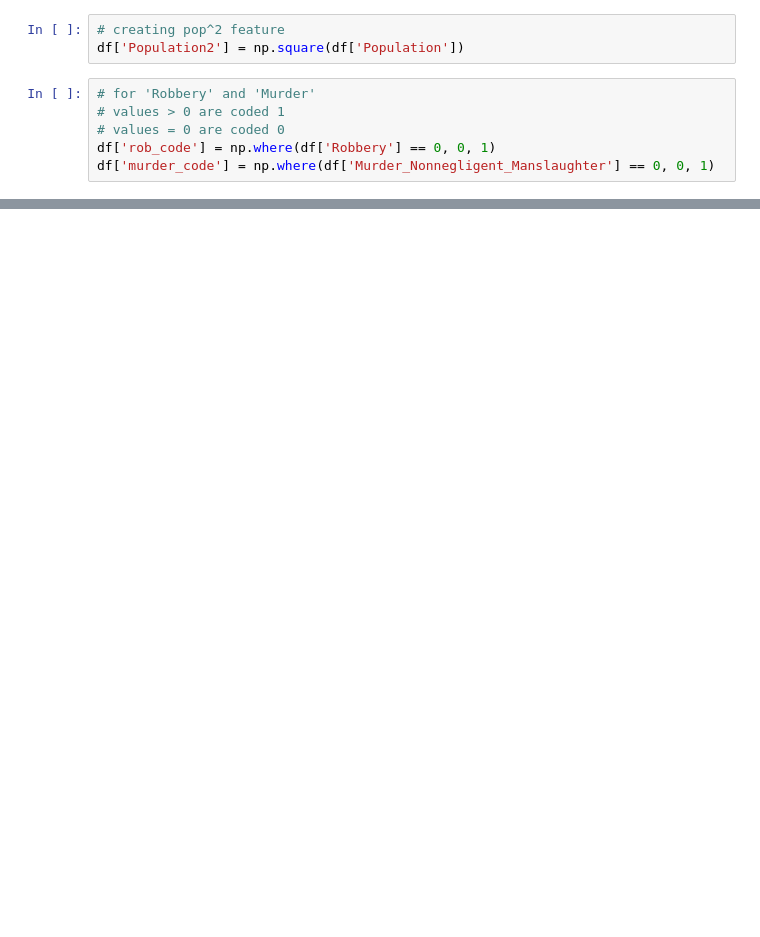
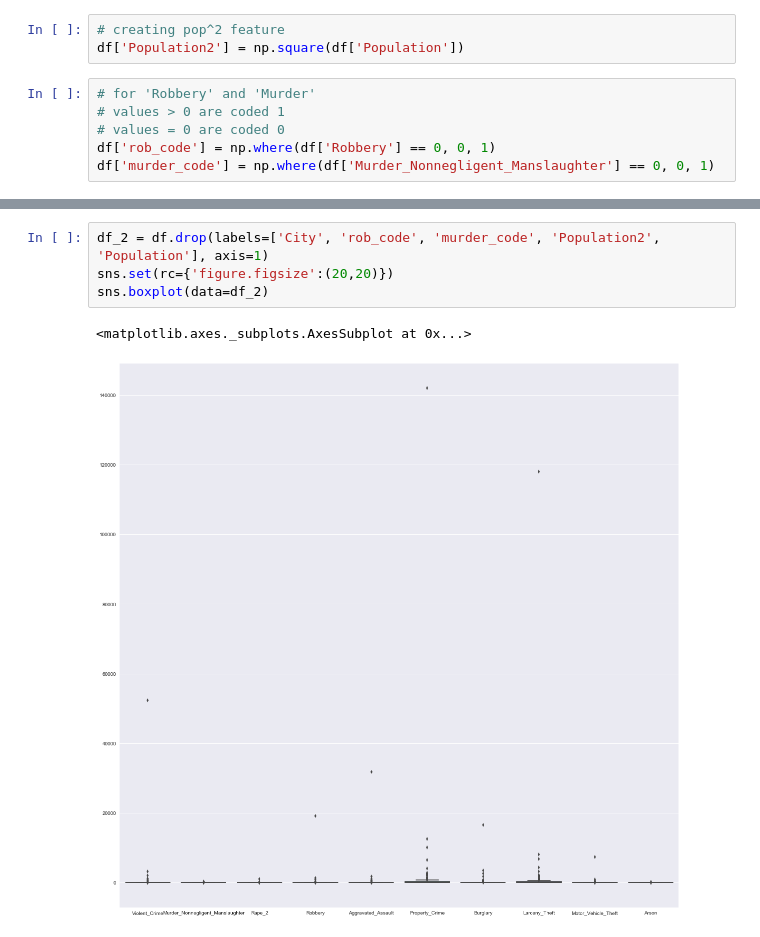
Before and after one commit to crlau/unit-2, a Jupyter notebook: multivariate_regression.ipynb, the cells around one changed output, grey strips where cells are left out. Cells and saved outputs as stored; diff of their text form; blank space fills up the shorter version.

```diff
--- a/multivariate_regression.ipynb
+++ b/multivariate_regression.ipynb
@@ -66,0 +89,7 @@ df['murder_code'] = np.where(df['Murder_Nonnegligent_Manslaughter'] == 0, 0, 1)
+# %%
+df_2 = df.drop(labels=['City', 'rob_code', 'murder_code', 'Population2', 'Population'], axis=1)
+sns.set(rc={'figure.figsize':(20,20)})
+sns.boxplot(data=df_2)
+# %% [output]
+<matplotlib.axes._subplots.AxesSubplot at 0x...>
+[figure, added]
```
Also changed, not shown: parts of 17 cells of this notebook.
